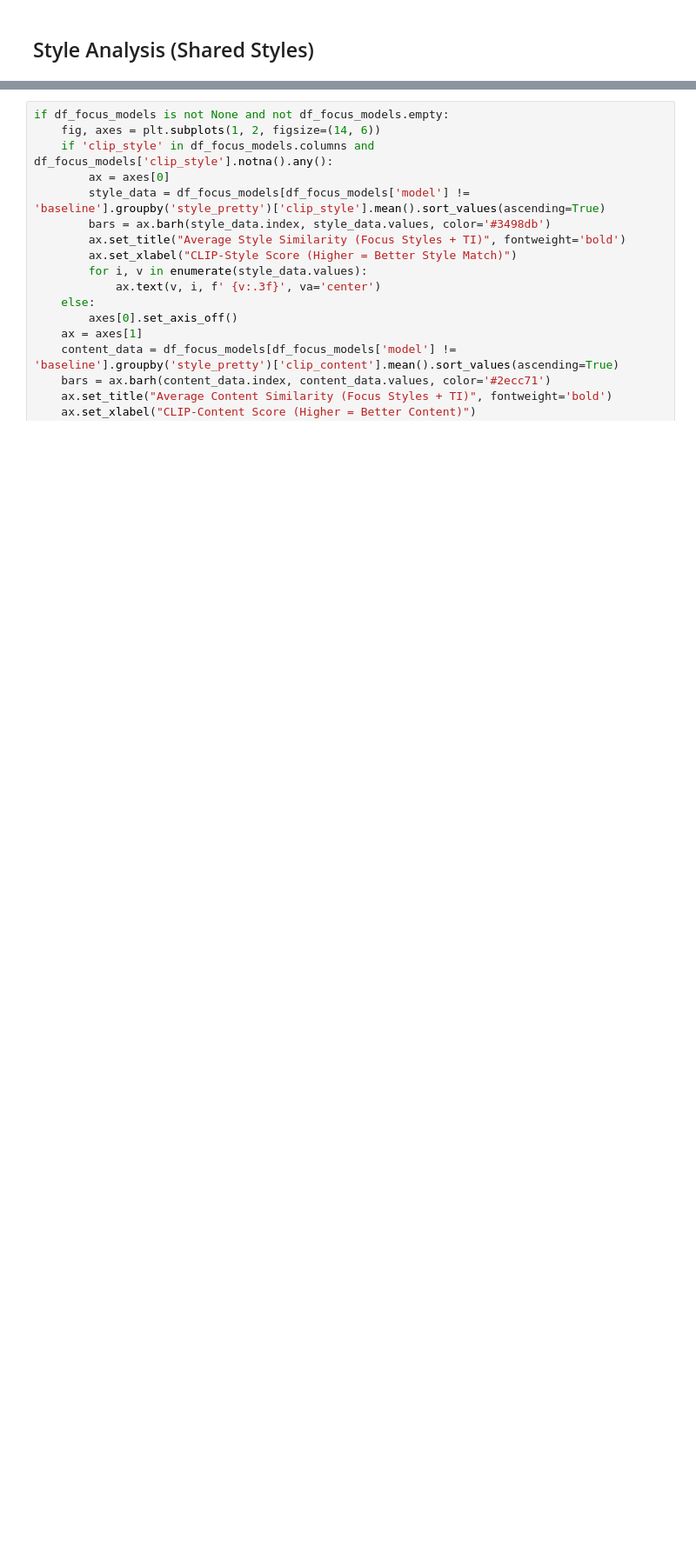
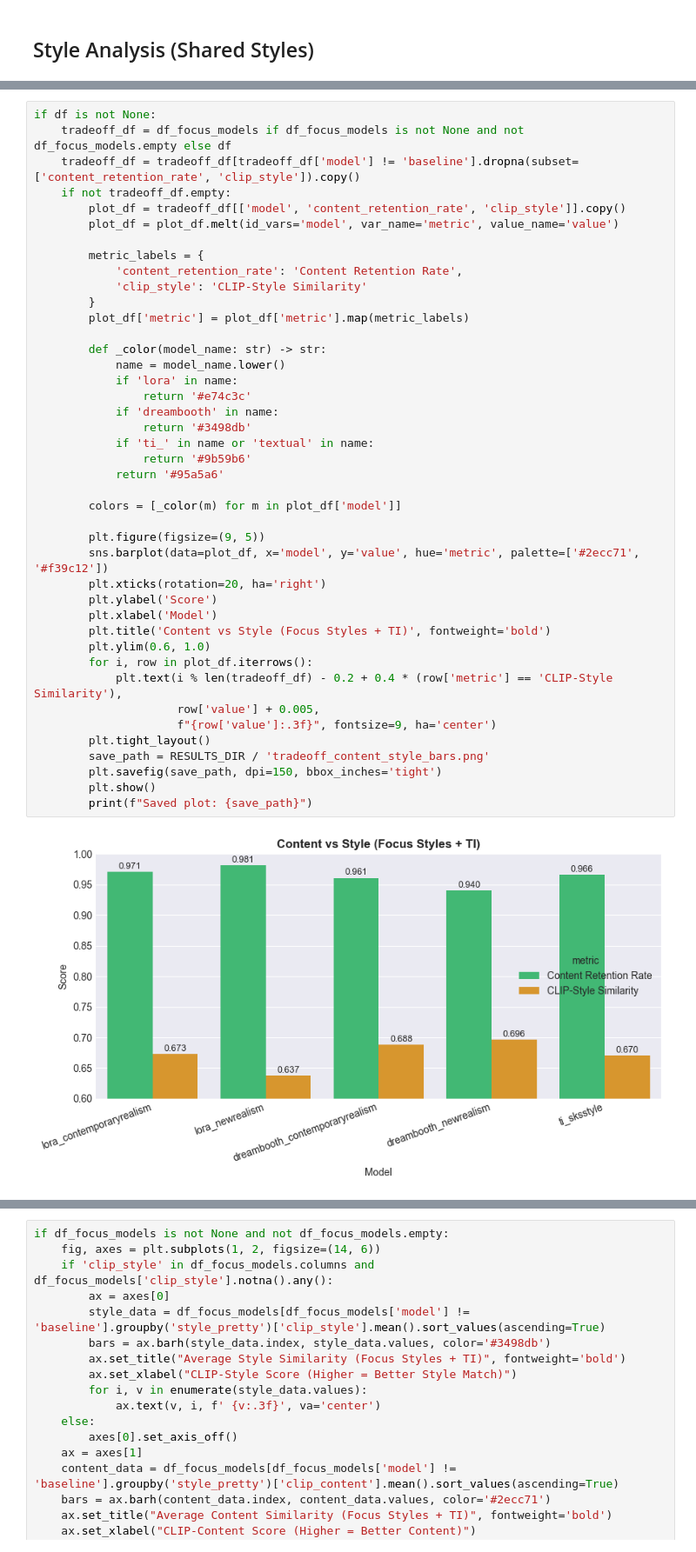
Before and after one commit to HyIsNoob/customized-image-generation, a Jupyter notebook: notebooks/05_Results_Analysis_FINALnew.ipynb, the cells around one changed output, grey strips where cells are left out. Shown: that part at 87% size. Saved outputs shown, nothing was run; the diff lists cells and outputs as text; blank space fills up the shorter version.

```diff
--- a/notebooks/05_Results_Analysis_FINALnew.ipynb
+++ b/notebooks/05_Results_Analysis_FINALnew.ipynb
@@ -342,0 +379,44 @@ if df is not None:
+# %%
+if df is not None:
+    tradeoff_df = df_focus_models if df_focus_models is not None and not df_focus_models.empty else df
+    tradeoff_df = tradeoff_df[tradeoff_df['model'] != 'baseline'].dropna(subset=['content_retention_rate', 'clip_style']).copy()
+    if not tradeoff_df.empty:
+        plot_df = tradeoff_df[['model', 'content_retention_rate', 'clip_style']].copy()
+        plot_df = plot_df.melt(id_vars='model', var_name='metric', value_name='value')
+
+        metric_labels = {
+            'content_retention_rate': 'Content Retention Rate',
+            'clip_style': 'CLIP-Style Similarity'
+        }
+        plot_df['metric'] = plot_df['metric'].map(metric_labels)
+
+        def _color(model_name: str) -> str:
+            name = model_name.lower()
+            if 'lora' in name:
+                return '#e74c3c'
+            if 'dreambooth' in name:
+                return '#3498db'
+            if 'ti_' in name or 'textual' in name:
+                return '#9b59b6'
+            return '#95a5a6'
+
+        colors = [_color(m) for m in plot_df['model']]
+
+        plt.figure(figsize=(9, 5))
+        sns.barplot(data=plot_df, x='model', y='value', hue='metric', palette=['#2ecc71', '#f39c12'])
+        plt.xticks(rotation=20, ha='right')
+        plt.ylabel('Score')
+        plt.xlabel('Model')
+        plt.title('Content vs Style (Focus Styles + TI)', fontweight='bold')
+        plt.ylim(0.6, 1.0)
+        for i, row in plot_df.iterrows():
+            plt.text(i % len(tradeoff_df) - 0.2 + 0.4 * (row['metric'] == 'CLIP-Style Similarity'),
+                     row['value'] + 0.005,
+                     f"{row['value']:.3f}", fontsize=9, ha='center')
+        plt.tight_layout()
+        save_path = RESULTS_DIR / 'tradeoff_content_style_bars.png'
+        plt.savefig(save_path, dpi=150, bbox_inches='tight')
+        plt.show()
+        print(f"Saved plot: {save_path}")
+# %% [output]
+[figure, added]
```
Also changed, not shown: parts of 4 cells of this notebook, 6 other files.
